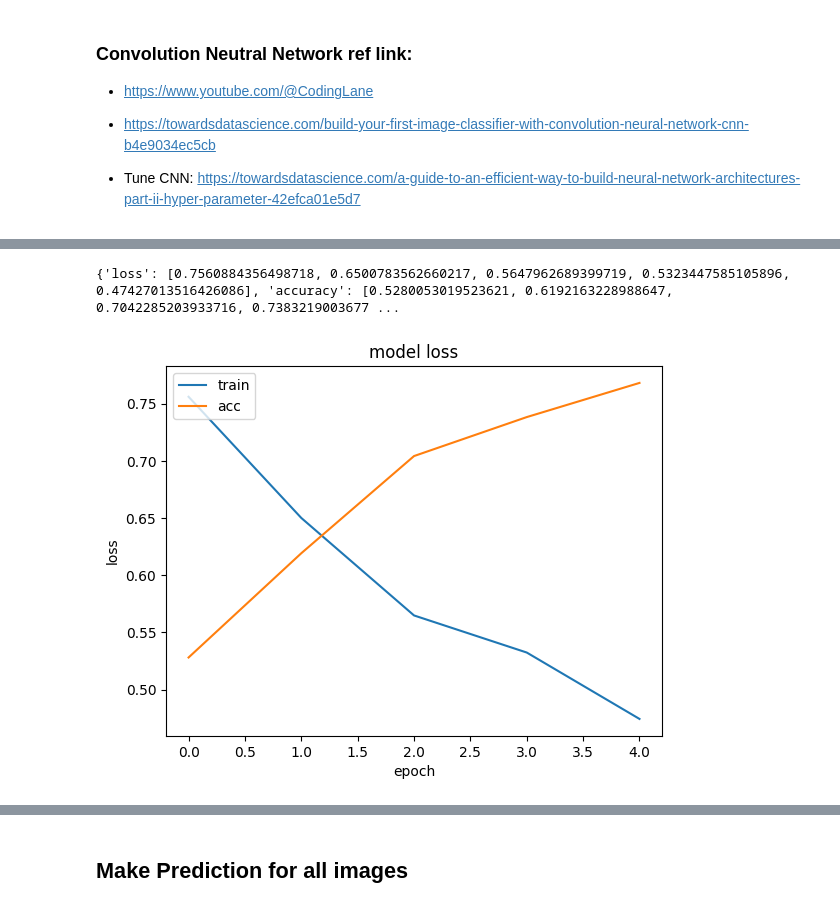
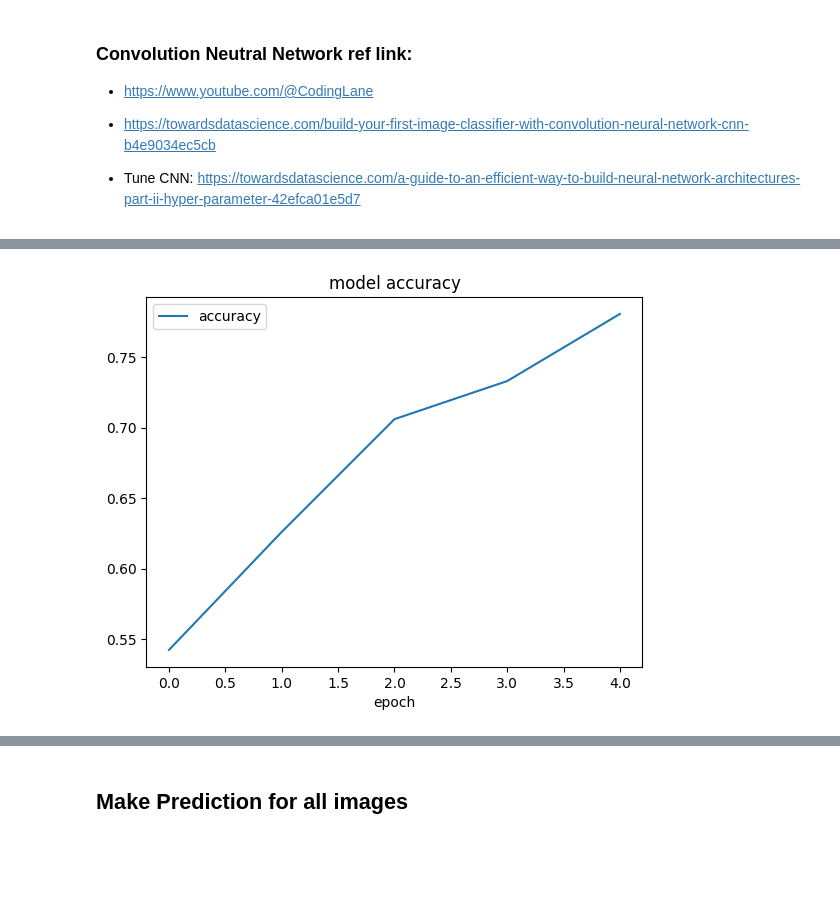
Before and after one commit to gg41825/real_fake_signature, a Jupyter notebook: detect.ipynb, the cells around one changed output, grey strips where cells are left out. Saved outputs shown, nothing was run; the diff lists cells and outputs as text; code cells hidden in the pictures; blank space fills up the shorter version.

```diff
--- a/detect.ipynb
+++ b/detect.ipynb
@@ -60,9 +59,9 @@ def load_data(DATA_DIR=DATA_DIR, test_size=0.3, load_grayscale=True):
 
     print ("Generated data.")
 
-    return X_train, X_test, y_train, y_test, features, labels
+    return X_train, X_test, y_train, y_test, features, labels, features_dict
 # %%
-X_train, X_test, y_train, y_test, features, labels = load_data(load_grayscale=False)
+X_train, X_test, y_train, y_test, features, labels, features_dict = load_data(load_grayscale=False)
 # %% [output]
 sub: 22T10.Jpeg
 sub: 26T2.Jpeg
@@ -165,20 +167,14 @@ Epoch 5/5
-# %%
-print(history.history)
-# %% [output]
-{'loss': [0.7560884356498718, 0.6500783562660217, 0.5647962689399719, 0.5323447585105896, 0.47427013516426086], 'accuracy': [0.5280053019523621, 0.6192163228988647, 0.7042285203933716, 0.7383219003677 ...
 # %%
 def plot_history(history):
-    plt.plot(history.history['loss'])
     plt.plot(history.history['accuracy'])
-    plt.title('model loss')
-    plt.ylabel('loss')
+    plt.title('model accuracy')
     plt.xlabel('epoch')
-    plt.legend(['train', 'acc'], loc='upper left')
+    plt.legend(['accuracy'], loc='upper left')
     plt.show()
 
 plot_history(history)
 # %% [output]
-[figure, old version]
+[figure, new version]
 # %%
 model.evaluate(X_test, y_test)
 # %% [output]
```
Also changed, not shown: parts of 7 cells of this notebook, 1 other file.
